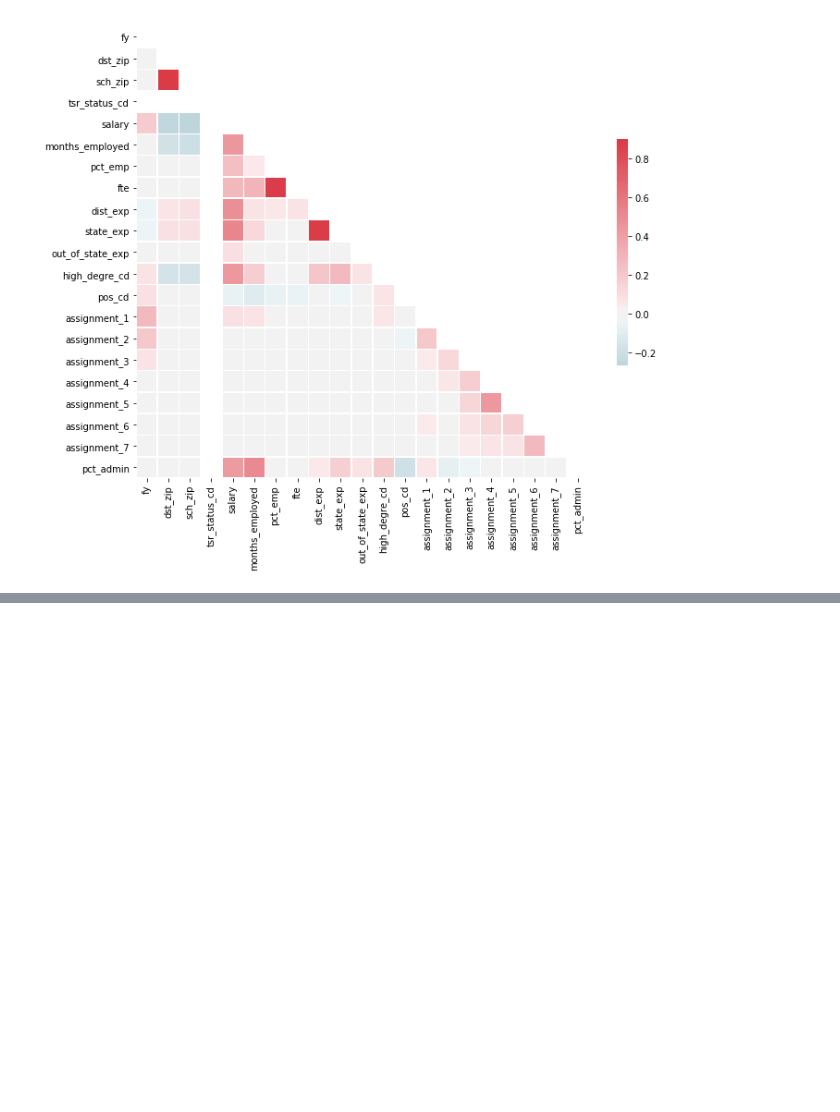
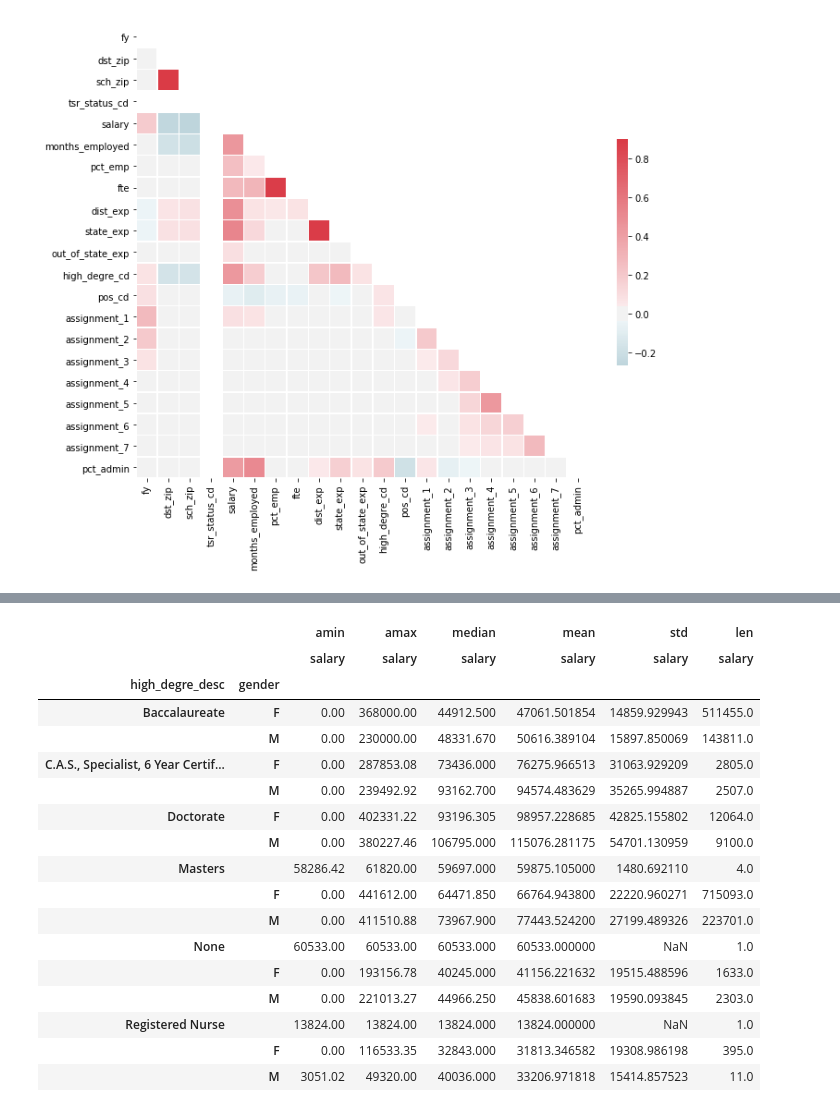
Before and after one commit to obxkid413/DSC-672_Project, a Jupyter notebook: DSC_672_Notebook_Jon.ipynb, the cells around one changed output, grey strips where cells are left out. Cells and saved outputs as stored; diff of their text form; code cells hidden in the pictures; blank space fills up the shorter version.

```diff
--- a/DSC_672_Notebook_Jon.ipynb
+++ b/DSC_672_Notebook_Jon.ipynb
@@ -211,0 +325,23 @@ coef, p
+# %%
+#Show one last table.  Interested in gender, education, and salary.
+gender_ed=pd.pivot_table(data=master_df, index=['high_degre_desc', 'gender'], values='salary', aggfunc=[np.min, np.max, np.median, np.mean, np.std, len])
+gender_ed
+# %% [output]
+|  |  | amin | amax | median | mean | std | len |
+|  |  | salary | salary | salary | salary | salary | salary |
+| high_degre_desc | gender |  |  |  |  |  |  |
+| Baccalaureate | F | 0.00 | 368000.00 | 44912.500 | 47061.501854 | 14859.929943 | 511455.0 |
+|  | M | 0.00 | 230000.00 | 48331.670 | 50616.389104 | 15897.850069 | 143811.0 |
+| C.A.S., Specialist, 6 Year Certif... | F | 0.00 | 287853.08 | 73436.000 | 76275.966513 | 31063.929209 | 2805.0 |
+|  | M | 0.00 | 239492.92 | 93162.700 | 94574.483629 | 35265.994887 | 2507.0 |
+| Doctorate | F | 0.00 | 402331.22 | 93196.305 | 98957.228685 | 42825.155802 | 12064.0 |
+|  | M | 0.00 | 380227.46 | 106795.000 | 115076.281175 | 54701.130959 | 9100.0 |
+| Masters |  | 58286.42 | 61820.00 | 59697.000 | 59875.105000 | 1480.692110 | 4.0 |
+|  | F | 0.00 | 441612.00 | 64471.850 | 66764.943800 | 22220.960271 | 715093.0 |
+|  | M | 0.00 | 411510.88 | 73967.900 | 77443.524200 | 27199.489326 | 223701.0 |
+| None |  | 60533.00 | 60533.00 | 60533.000 | 60533.000000 | NaN | 1.0 |
+|  | F | 0.00 | 193156.78 | 40245.000 | 41156.221632 | 19515.488596 | 1633.0 |
+|  | M | 0.00 | 221013.27 | 44966.250 | 45838.601683 | 19590.093845 | 2303.0 |
+| Registered Nurse |  | 13824.00 | 13824.00 | 13824.000 | 13824.000000 | NaN | 1.0 |
+|  | F | 0.00 | 116533.35 | 32843.000 | 31813.346582 | 19308.986198 | 395.0 |
+|  | M | 3051.02 | 49320.00 | 40036.000 | 33206.971818 | 15414.857523 | 11.0 |
```
Also changed, not shown: parts of 15 cells of this notebook.
